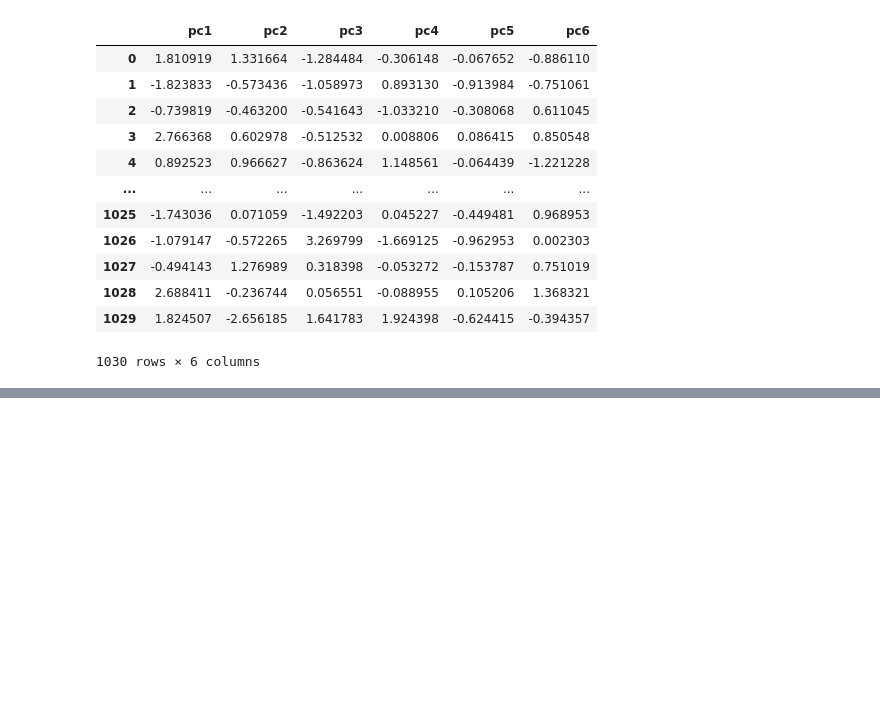
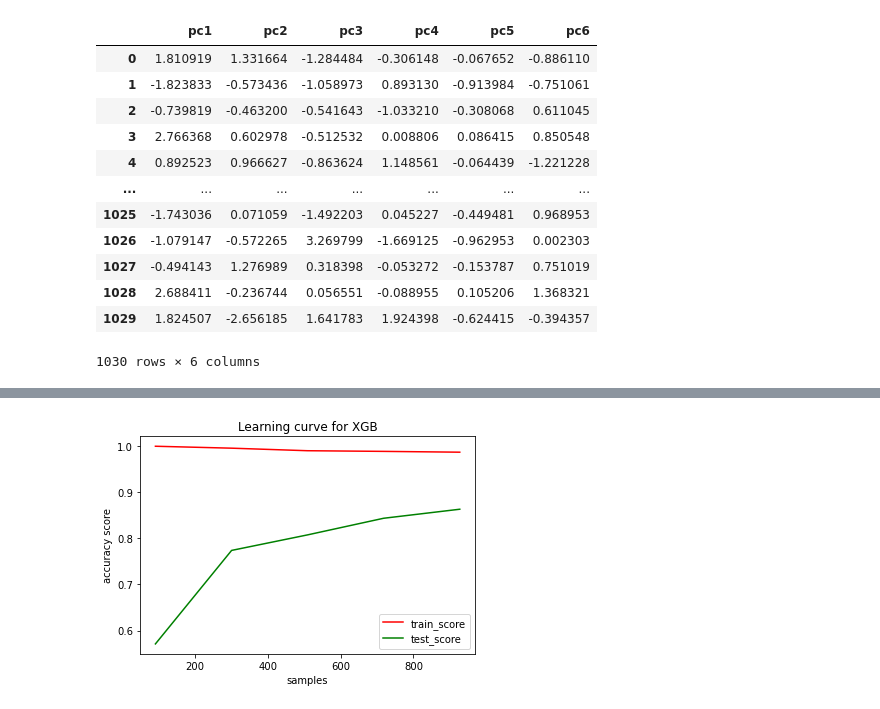
Before and after one commit to sunilkonatham/basicPythonForDataScience, a Jupyter notebook: Capstone/Cement_mixing_capstone.ipynb, the cells around one changed output, grey strips where cells are left out. Cells and saved outputs as stored; diff of their text form; code cells hidden in the pictures; blank space fills up the shorter version.

```diff
--- a/Capstone/Cement_mixing_capstone.ipynb
+++ b/Capstone/Cement_mixing_capstone.ipynb
@@ -702,0 +771,4 @@ cv_score_tuned(clustered_df.drop('strength', axis=1), clustered_df[['strength']]
+# %%
+learning_curve_analysis('XGB', XGBRegressor(), x, y)
+# %% [output]
+[figure, added]
```
Also changed, not shown: parts of 49 cells of this notebook.
